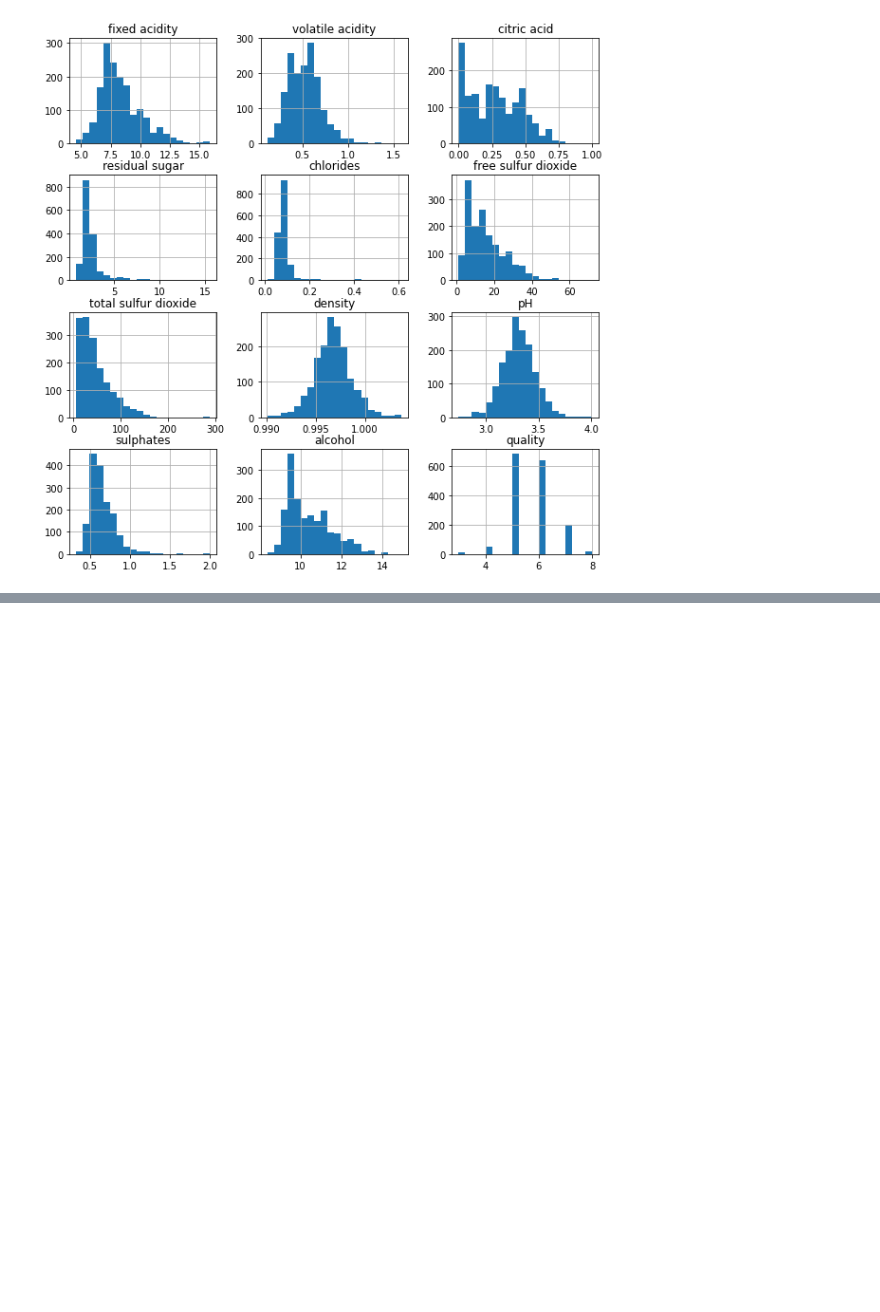
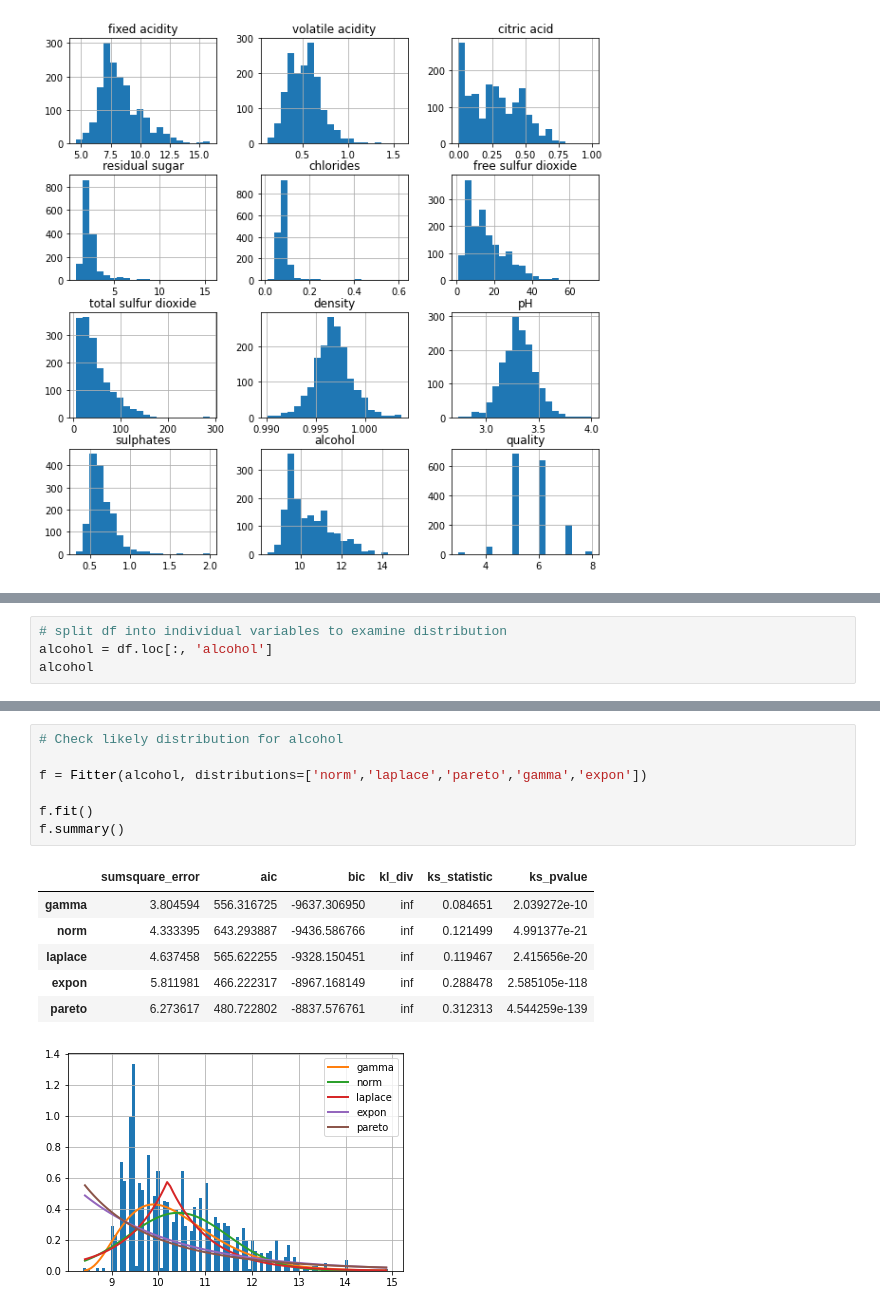
Before and after one commit to BreeTree/progda2022, a Jupyter notebook: assignment/PROGDAassignment.ipynb, the cells around one changed output, grey strips where cells are left out. Drawn from its saved outputs; the diff is of its cells as text; blank space fills up the shorter version.

```diff
--- a/assignment/PROGDAassignment.ipynb
+++ b/assignment/PROGDAassignment.ipynb
@@ -207,0 +268,4 @@ plt.show()
+# %%
+# split df into individual variables to examine distribution
+alcohol = df.loc[:, 'alcohol']
+alcohol
@@ -207,0 +285,15 @@ plt.show()
+# %%
+# Check likely distribution for alcohol
+
+f = Fitter(alcohol, distributions=['norm','laplace','pareto','gamma','expon'])
+
+f.fit()
+f.summary()
+# %% [output]
+|  | sumsquare_error | aic | bic | kl_div | ks_statistic | ks_pvalue |
+| gamma | 3.804594 | 556.316725 | -9637.306950 | inf | 0.084651 | 2.039272e-10 |
+| norm | 4.333395 | 643.293887 | -9436.586766 | inf | 0.121499 | 4.991377e-21 |
+| laplace | 4.637458 | 565.622255 | -9328.150451 | inf | 0.119467 | 2.415656e-20 |
+| expon | 5.811981 | 466.222317 | -8967.168149 | inf | 0.288478 | 2.585105e-118 |
+| pareto | 6.273617 | 480.722802 | -8837.576761 | inf | 0.312313 | 4.544259e-139 |
+[figure, added]
```
Also changed, not shown: parts of 37 cells of this notebook, 2 other files.
